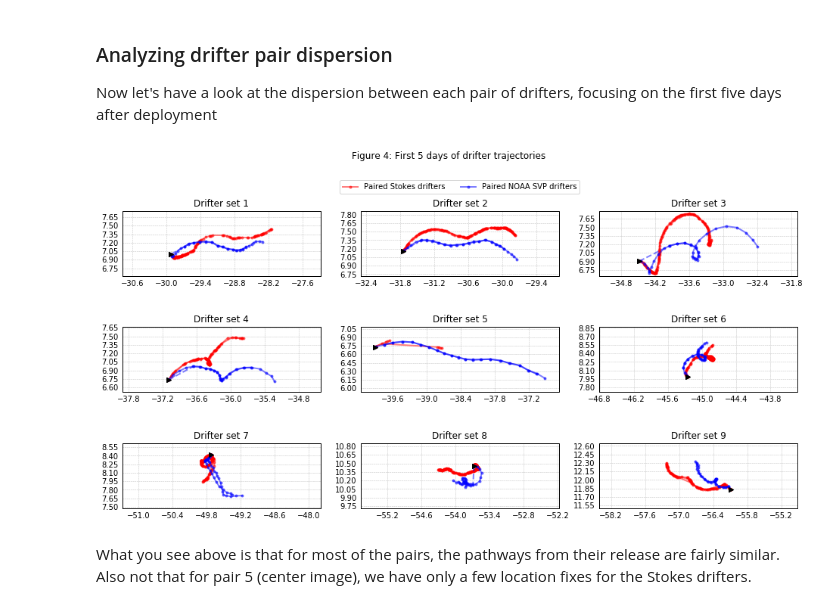
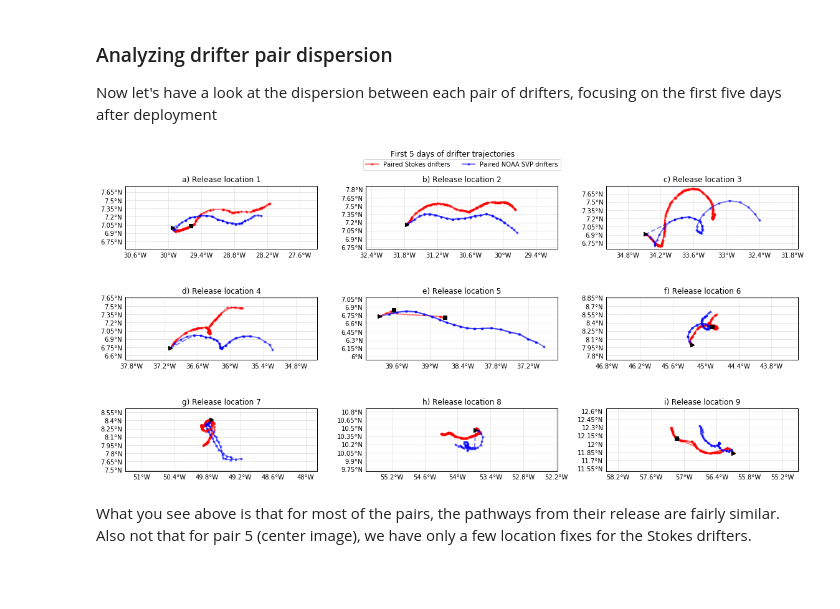
Before and after one commit to OceanParcels/Sargassum_Drifters, a Jupyter notebook: SargassumDrifterAnalysis.ipynb, the cells around one changed output. Drawn from its saved outputs; the diff is of its cells as text; code cells hidden in the pictures; blank space fills up the shorter version.

```diff
--- a/SargassumDrifterAnalysis.ipynb
+++ b/SargassumDrifterAnalysis.ipynb
@@ -143,13 +180,9 @@ Note that 2 of the Stokes drifters have been reported by people finding them on
 # %% [markdown]
 We can further explore the apparent separation in westward moving drifters west of 42W and eastward moving drifters east of 42W by plotting the zonal velocity of all drifters in the entire GDP dataset.
 # %%
-pylab.rcParams['figure.figsize'] = (15, 10)
-
 projection = cartopy.crs.PlateCarree()
-fig, ax = plt.subplots(2, 1, subplot_kw={'projection': projection})
+fig, ax = plt.subplots(2, 1, figsize=(15, 13), subplot_kw={'projection': projection})
 for i, ai in enumerate(ax):
-    ai.coastlines(resolution='50m')
-    ai.add_feature(cartopy.feature.LAND)
 
     for d in SVP_all.lons:
         if i == 0:
@@ -162,16 +195,14 @@ for i, ai in enumerate(ax):
     ai.plot([Stokes.launch_lons[s[0]] for s in Stokes.sets_all],
             [Stokes.launch_lats[s[0]] for s in Stokes.sets_all], 'k>', zorder=10)
 
-    gl = ai.gridlines(crs=cartopy.crs.PlateCarree(), draw_labels=True, linewidth=0.5,
-                      color='gray', alpha=0.5, linestyle='--')
-    gl.xlabels_top = False
-    gl.ylabels_right = False
+    custom_map_layout_save(ai, None)
     ai.set_extent([-99, -5, 0, 26], crs=cartopy.crs.PlateCarree())
     if i == 0:
-        ai.set_title('Figure 3a: Zonal velocity from all SVP drifters in GDP dataset')
+        ai.set_title('a) Zonal velocity from all SVP drifters in GDP dataset')
     elif i == 1:
-        ai.set_title('Figure 3b: Zonal velocity from SVP drifters in GDP dataset in Jun-Aug')
-    clb = plt.colorbar(sc, orientation="horizontal", aspect=100, ax=ai)
-    clb.ax.set_title('cm/s')
+        ai.set_title('b) Zonal velocity from SVP drifters in GDP dataset in Jun-Aug')
+        clb = plt.colorbar(sc, orientation="horizontal", aspect=100, ax=ai)
+        clb.ax.set_title('cm/s')
+savefig('svp_velocitiesmap.png')
 plt.show()
 # %% [output]
@@ -183,47 +214,46 @@ The above plot shows that there is a very narrow band of eastward flow (red colo
 
 Now let's have a look at the dispersion between each pair of drifters, focusing on the first five days after deployment
 # %%
-pylab.rcParams['figure.figsize'] = (16, 8)
-
 projection = cartopy.crs.PlateCarree()
-fig, ax = plt.subplots(3, 3, subplot_kw={'projection': projection})
+fig, ax = plt.subplots(3, 3, figsize=(16, 8), subplot_kw={'projection': projection})
 ax = ax.ravel()
 
 maxlen = datetime.timedelta(days=5)
 width = 3.5
 height = 1.15
 
 for i, ai in enumerate(ax):
-    ai.coastlines(resolution='50m')
-    ai.add_feature(cartopy.feature.LAND)
     for drifters in [Stokes, SVPs]:
         for j, d in enumerate(drifters.sets[i]):
             I = [i for i, d2 in enumerate(drifters.dates[d]) if d2 < drifters.dates[d][0]+maxlen]
             label = drifters.name if j == 0 and i == 1 else '_'
             marker = '.' if 'Paired' in drifters.name else None
             ai.plot(drifters.lons[d][I], drifters.lats[d][I], drifters.color,
                     alpha=0.5, linewidth=2, marker=marker, label=label)
             if drifters.dates[d][0].replace(tzinfo=None) > drifters.launch_dates[d].replace(tzinfo=None) + datetime.timedelta(hours=12):
                 ai.plot([drifters.launch_lons[d], drifters.lons[d][0]], [drifters.launch_lats[d], drifters.lats[d][0]],
                         drifters.color, alpha=0.5, linewidth=2, linestyle='--')
+            if drifters.dates[d][I[-1]]-drifters.dates[d][0] < datetime.timedelta(days=4.75):
+                ai.plot(drifters.lons[d][I[-1]], drifters.lats[d][I[-1]], 'sk', zorder=20)
         ai.plot(Stokes.launch_lons[Stokes.sets[i][0]], Stokes.launch_lats[Stokes.sets[i][0]], 'k>')
 
-    gl = ai.gridlines(crs=cartopy.crs.PlateCarree(), draw_labels=True,
-                      linewidth=0.5, color='gray', alpha=0.5, linestyle='--')
-    gl.xlabels_top = False
-    gl.ylabels_right = False
+    custom_map_layout_save(ai, figname=None, tight_layout=False)
+
     if i == 1:
         ai.legend(bbox_to_anchor=(0.5, 1.2), loc='lower center', ncol=2)
     xl, yl = ai.get_xlim(), ai.get_ylim()
     ai.set_xlim(np.mean(xl)-width/2, np.mean(xl)+width/2)
     ai.set_ylim(np.mean(yl)-height/2, np.mean(yl)+height/2)
-    ai.set_title('Drifter set %s' % str(i+1))
+    ai.set_title('%s) Release location %s' % (chr(ord('a') + i), str(i+1)))
 
-fig.suptitle('Figure 4: First %d days of drifter trajectories' % maxlen.days)
+fig.canvas.draw()  # otherwise tight_layout() does not work
+plt.tight_layout()
 savefig('dispersion_first%ddays.pdf' % maxlen.days)
+savefig('dispersion_first%ddays.png' % maxlen.days)
+fig.suptitle('First %d days of drifter trajectories' % maxlen.days)
 plt.show()
 # %% [output]
-[figure, old version]
+[figure, new version]
 # %% [markdown]
 What you see above is that for most of the pairs, the pathways from their release are fairly similar. Also not that for pair 5 (center image), we have only a few location fixes for the Stokes drifters.
 # %% [markdown]
```
Also changed, not shown: parts of 13 cells of this notebook, 1 other file.
